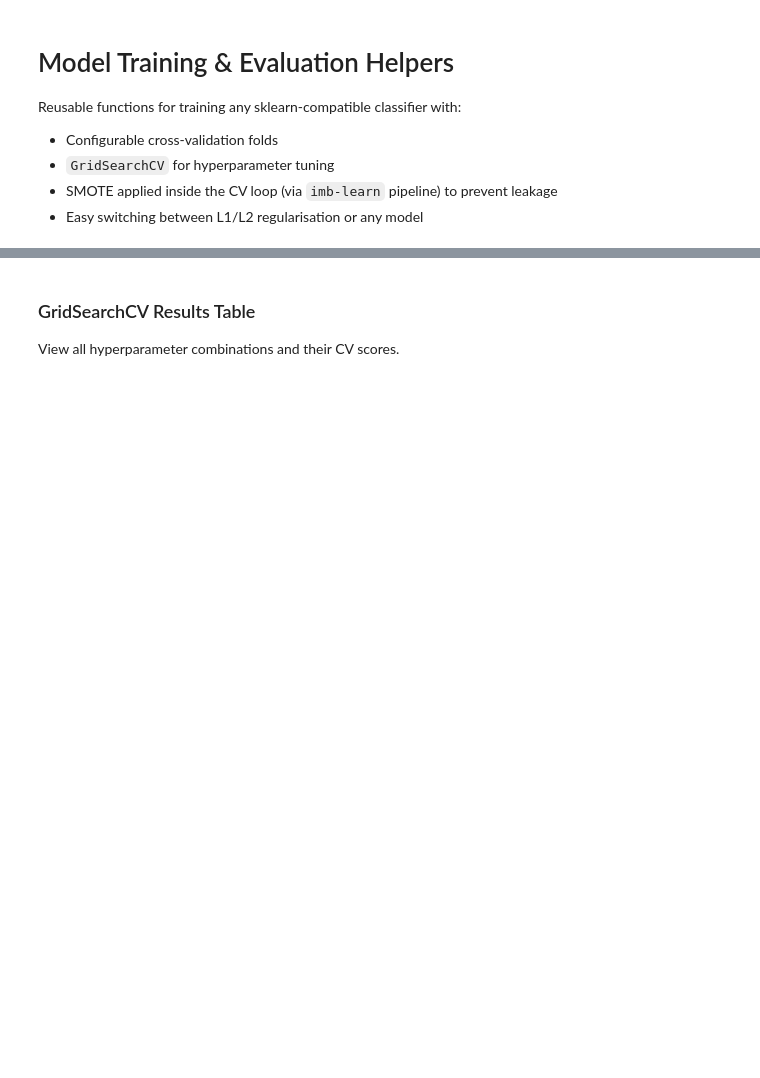
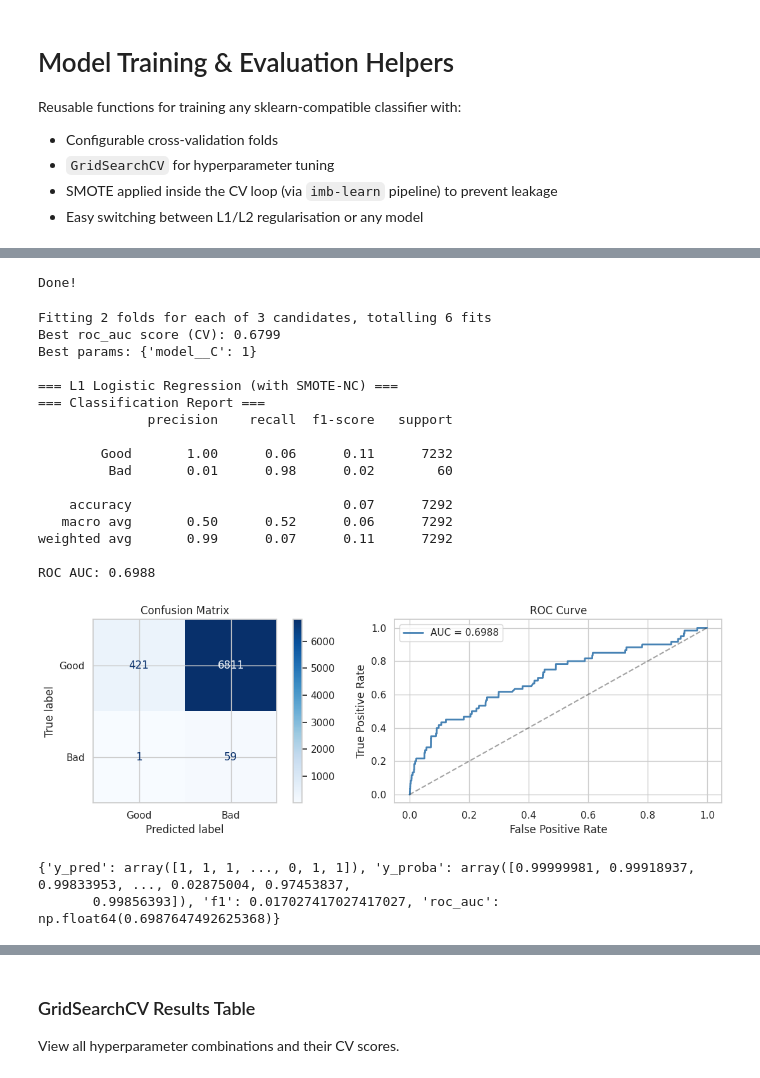
Before and after one commit to nickleezx/CS3244_Machine_Learning_Group8, a Jupyter notebook: notebook.ipynb, the cells around one changed output, grey strips where cells are left out. Drawn from its saved outputs; the diff is of its cells as text; code cells hidden in the pictures; blank space fills up the shorter version.

```diff
--- a/notebook.ipynb
+++ b/notebook.ipynb
@@ -786,0 +842,67 @@ Best params: {'model__C': 0.1, 'model__l1_ratio': 1.0}
+# %%
+from sklearn.preprocessing import LabelEncoder
+
+X_train_enc = X_train.copy()
+X_test_enc = X_test.copy()
+
+le_dict = {}
+for col in cat_cols:
+    le = LabelEncoder()
+    X_train_enc[col] = le.fit_transform(X_train[col])
+    X_test_enc[col] = le.transform(X_test[col])
+    le_dict[col] = le
+
+categorical_indices = [X_train_enc.columns.get_loc(col) for col in cat_cols]
+print("Done!")
+# %% [output]
+Done!
+# %%
+from sklearn.linear_model import LogisticRegression
+
+# --- L1 Regularization (Lasso) ---
+lr_l1_model = LogisticRegression(
+    penalty = 'l1',
+    max_iter=5000,
+    solver="saga",
+    random_state=42,
+)
+
+lr_l1_param_grid = {
+    "model__C": [0.01, 0.1, 1]
+}
+
+lr_l1_smotenс_grid = train_with_gridsearch(
+    model=lr_l1_model,
+    param_grid=lr_l1_param_grid,
+    X_train=X_train_enc,
+    y_train=y_train,
+    cv_folds=2,
+    scoring="roc_auc",
+    use_smote=False,        # ← False since using SMOTENC
+    use_smotenc=True,       # ← True for SMOTENC
+    categorical_indices=categorical_indices,  # ← indices not column names
+    n_jobs=1
+)
+
+print("\n=== L1 Logistic Regression (with SMOTE-NC) ===")
+print(evaluate_model(lr_l1_smotenс_grid, X_test, y_test))
+# %% [output]
+Fitting 2 folds for each of 3 candidates, totalling 6 fits
+Best roc_auc score (CV): 0.6799
+Best params: {'model__C': 1}
+
+=== L1 Logistic Regression (with SMOTE-NC) ===
+=== Classification Report ===
+              precision    recall  f1-score   support
+
+        Good       1.00      0.06      0.11      7232
+         Bad       0.01      0.98      0.02        60
+
+    accuracy                           0.07      7292
+   macro avg       0.50      0.52      0.06      7292
+weighted avg       0.99      0.07      0.11      7292
+
+ROC AUC: 0.6988
+[figure, added]
+{'y_pred': array([1, 1, 1, ..., 0, 1, 1]), 'y_proba': array([0.99999981, 0.99918937, 0.99833953, ..., 0.02875004, 0.97453837,
+       0.99856393]), 'f1': 0.017027417027417027, 'roc_auc': np.float64(0.6987647492625368)}
```
Also changed, not shown: parts of 26 cells of this notebook.
